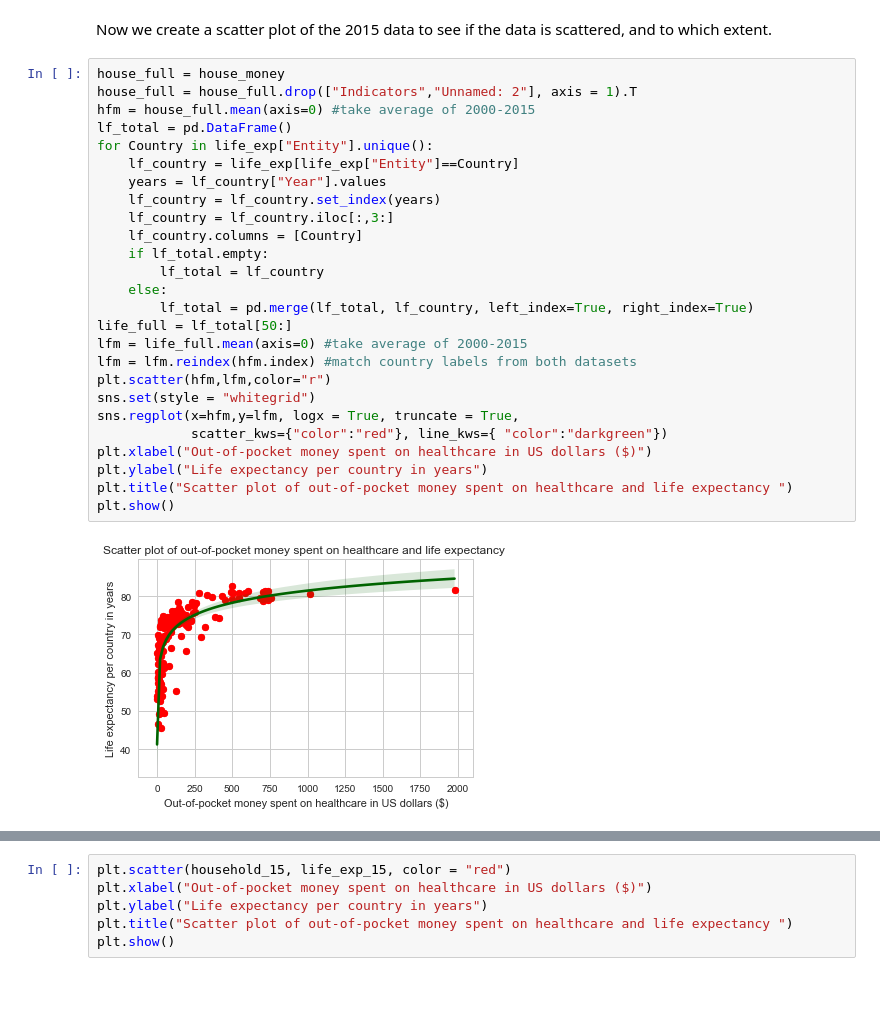
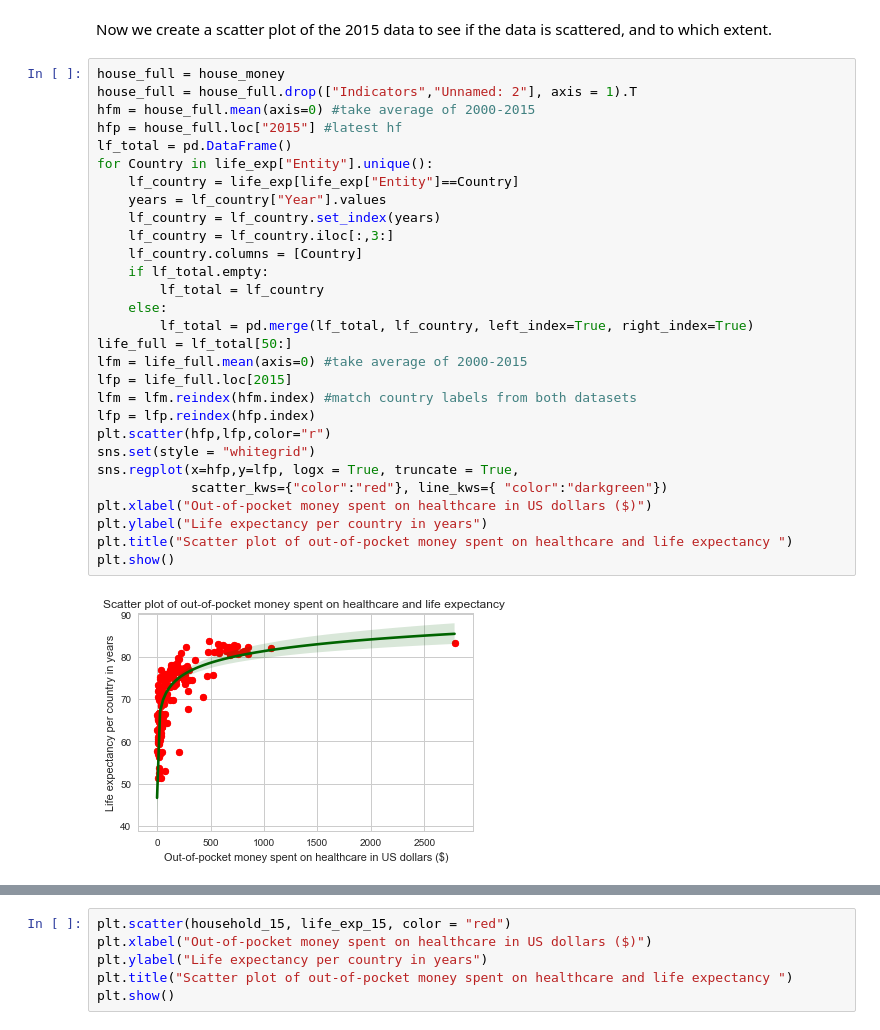
Before and after one commit to J-h-V/EPA1333FA, a Jupyter notebook: Group25-Copy1.ipynb, the cells around one changed output, grey strips where cells are left out. Cells and saved outputs as stored; diff of their text form; blank space fills up the shorter version.

Commit message:
added some options to the graphs

```diff
--- a/Group25-Copy1.ipynb
+++ b/Group25-Copy1.ipynb
@@ -307,31 +307,34 @@ Now we create a scatter plot of the 2015 data to see if the data is scattered, a
 # %%
 house_full = house_money
 house_full = house_full.drop(["Indicators","Unnamed: 2"], axis = 1).T
 hfm = house_full.mean(axis=0) #take average of 2000-2015
+hfp = house_full.loc["2015"] #latest hf
 lf_total = pd.DataFrame()
 for Country in life_exp["Entity"].unique():
     lf_country = life_exp[life_exp["Entity"]==Country]
     years = lf_country["Year"].values
     lf_country = lf_country.set_index(years)
     lf_country = lf_country.iloc[:,3:]
     lf_country.columns = [Country]
     if lf_total.empty:
         lf_total = lf_country
     else:
         lf_total = pd.merge(lf_total, lf_country, left_index=True, right_index=True)
 life_full = lf_total[50:]
 lfm = life_full.mean(axis=0) #take average of 2000-2015
+lfp = life_full.loc[2015]
 lfm = lfm.reindex(hfm.index) #match country labels from both datasets
-plt.scatter(hfm,lfm,color="r")
+lfp = lfp.reindex(hfp.index)
+plt.scatter(hfp,lfp,color="r")
 sns.set(style = "whitegrid")
-sns.regplot(x=hfm,y=lfm, logx = True, truncate = True,
+sns.regplot(x=hfp,y=lfp, logx = True, truncate = True,
             scatter_kws={"color":"red"}, line_kws={ "color":"darkgreen"})
 plt.xlabel("Out-of-pocket money spent on healthcare in US dollars ($)")
 plt.ylabel("Life expectancy per country in years")
 plt.title("Scatter plot of out-of-pocket money spent on healthcare and life expectancy ")
 plt.show()
 # %% [output]
-[figure, old version]
+[figure, new version]
 # %%
 cap_full = cap_exp.drop(["Indicators","Unnamed: 2"], axis = 1).T
 cfm = cap_full.mean(axis=0)
```
Also changed, not shown: parts of 1 cell of this notebook.
